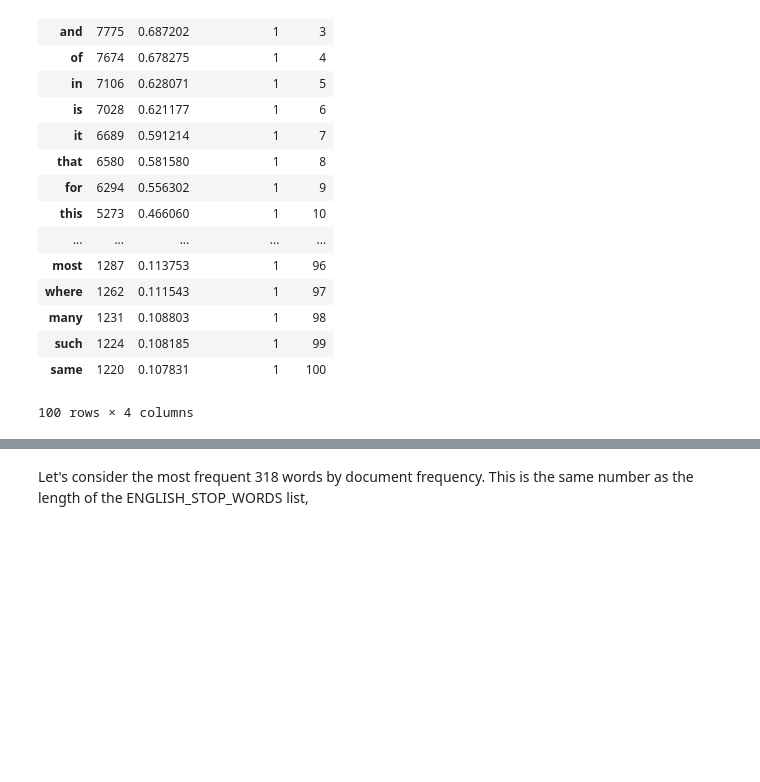
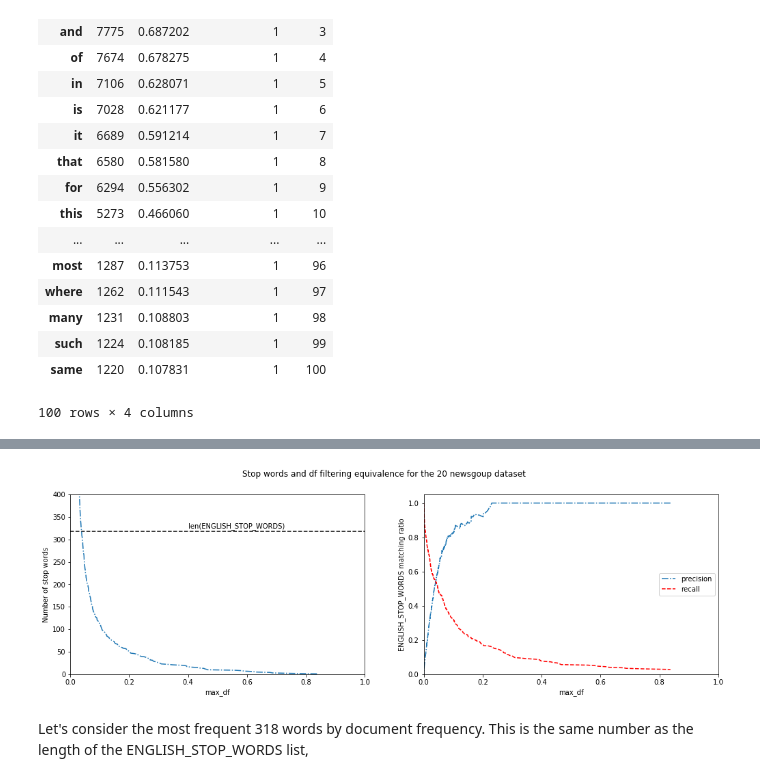
Before and after one commit to rth/notebooks, a Jupyter notebook: sklearn/issue_10834/stop-words-max_df-analysis.ipynb, the cells around one changed output, grey strips where cells are left out. Cells and saved outputs as stored; diff of their text form; code cells hidden in the pictures; blank space fills up the shorter version.

Commit message:
Use inline matplotlib graphs

```diff
--- a/sklearn/issue_10834/stop-words-max_df-analysis.ipynb
+++ b/sklearn/issue_10834/stop-words-max_df-analysis.ipynb
@@ -69,7 +69,7 @@ df.head(100)
 | same | 1220 | 0.107831 | 1 | 100 |
 100 rows × 4 columns
 # %%
-fig, ax = plt.subplots(1, 2, figsize=(10, 3.5))
+fig, ax = plt.subplots(1, 2, figsize=(17, 5))
 fig.subplots_adjust(bottom=0.15)
 
 ax[0].plot(df.max_df.values, df.rank_.values, '-.')
@@ -98,3 +96,4 @@ _ = ax[1].set_ylim(0, 1.05)
+[figure, added]
 # %% [markdown]
 Let's consider the most frequent 318 words by document frequency. This is the same number as the length of the ENGLISH_STOP_WORDS list,
 # %%
```
Also changed, not shown: parts of 3 cells of this notebook.
